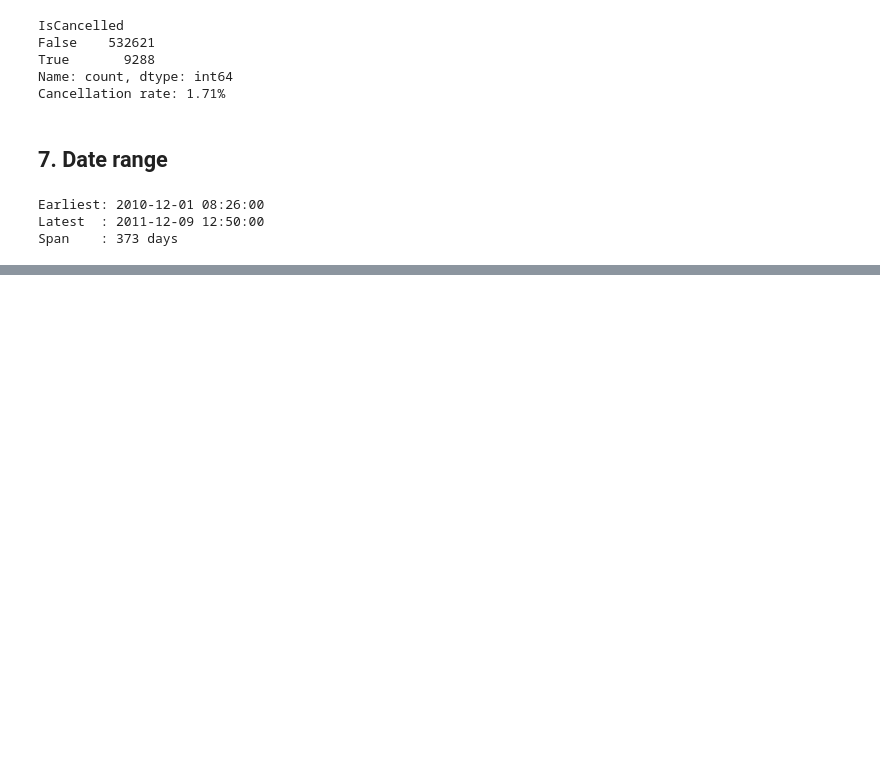
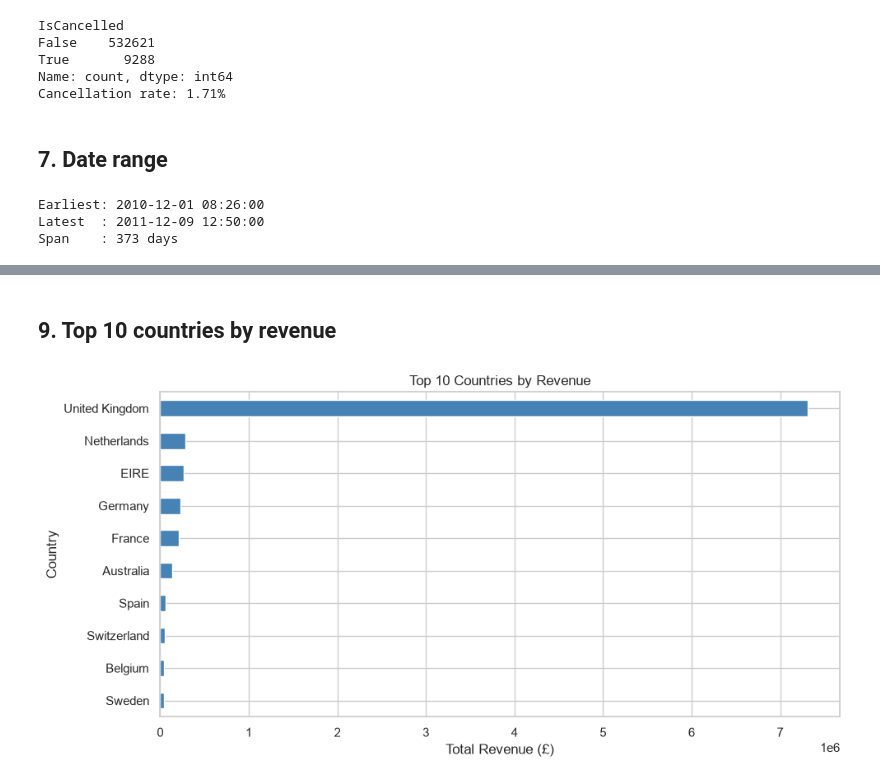
Before and after one commit to LathiyaHit/customer-segmentation-retention, a Jupyter notebook: research/01_eda.ipynb, the cells around one changed output, grey strips where cells are left out. Saved outputs shown, nothing was run; the diff lists cells and outputs as text; code cells hidden in the pictures; blank space fills up the shorter version.

```diff
--- a/research/01_eda.ipynb
+++ b/research/01_eda.ipynb
@@ -108,0 +127,17 @@ Span    : 373 days
+# %% [markdown]
+## 9. Top 10 countries by revenue
+# %%
+top_countries = (
+    df_valid.groupby("Country")["Revenue"]
+    .sum()
+    .sort_values(ascending=False)
+    .head(10)
+)
+top_countries.plot(kind="barh", figsize=(10, 5), color="steelblue", edgecolor="white")
+plt.title("Top 10 Countries by Revenue")
+plt.xlabel("Total Revenue (£)")
+plt.gca().invert_yaxis()
+plt.tight_layout()
+plt.show()
+# %% [output]
+[figure, added]
```
Also changed, not shown: parts of 8 cells of this notebook.
